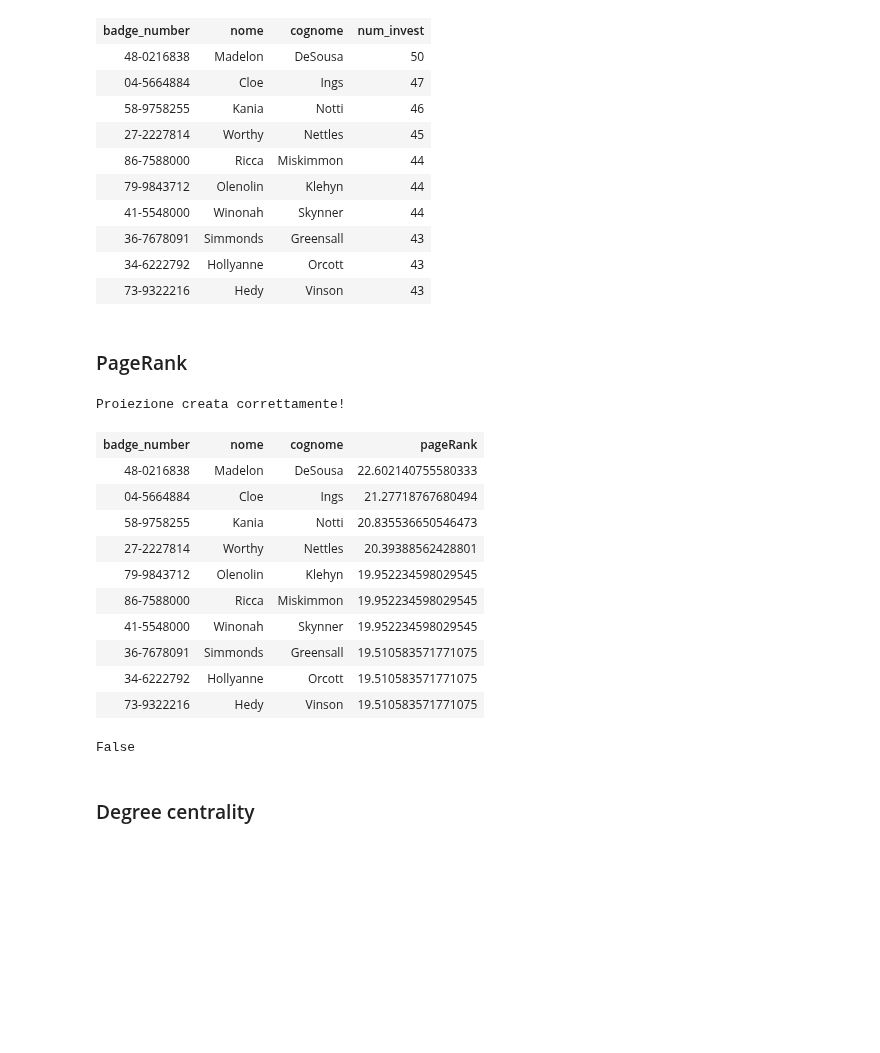
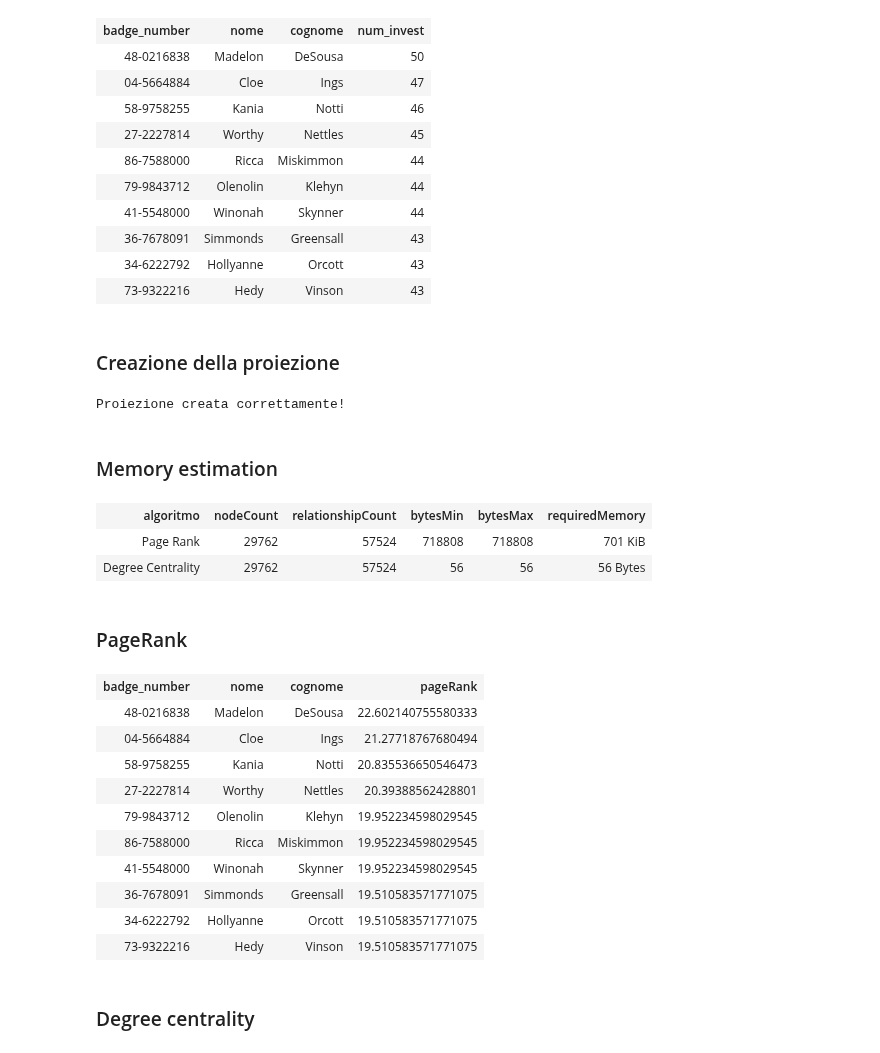
Before and after one commit to ElenaCurti/big-data, a Jupyter notebook: Attivita_06_GraphAnalytics/applicazione.ipynb, the cells around one changed output. Drawn from its saved outputs; the diff is of its cells as text; code cells hidden in the pictures; blank space fills up the shorter version.

```diff
--- a/Attivita_06_GraphAnalytics/applicazione.ipynb
+++ b/Attivita_06_GraphAnalytics/applicazione.ipynb
@@ -55,25 +55,45 @@ def check_results(cq):
 | 36-7678091 | Simmonds | Greensall | 43 |
 | 34-6222792 | Hollyanne | Orcott | 43 |
 | 73-9322216 | Hedy | Vinson | 43 |
+# %% [markdown]
+### Creazione della proiezione
+# %%
+NOME_GRAPH_OFFICERS = "officers"
+
+if graph.run("call gds.graph.exists('"+NOME_GRAPH_OFFICERS+"')").data()[0]["exists"]:
+  graph.run('call gds.graph.drop("'+NOME_GRAPH_OFFICERS+'")')
+
+cq = """
+CALL gds.graph.project(
+  '"""+NOME_GRAPH_OFFICERS+ """',
+  ['Officer', 'Crime'],
+  {INVESTIGATED_BY: {orientation: 'UNDIRECTED'} }
+) """
+
+graph.run(cq)
+print("Proiezione creata correttamente!")
+# %% [output]
+Proiezione creata correttamente!
+# %% [markdown]
+### Memory estimation
+# %%
+graph.run("""
+CALL gds.pageRank.write.estimate('""" +NOME_GRAPH_OFFICERS+"""', { writeProperty: 'pageRank' })
+YIELD nodeCount, relationshipCount, bytesMin, bytesMax, requiredMemory
+RETURN "Page Rank" as algoritmo, nodeCount, relationshipCount, bytesMin, bytesMax, requiredMemory
+
+UNION ALL
+
+CALL gds.degree.write.estimate('""" +NOME_GRAPH_OFFICERS+"""', { writeProperty: 'degree' })
+YIELD  nodeCount, relationshipCount, bytesMin, bytesMax, requiredMemory
+RETURN "Degree Centrality" as algoritmo, nodeCount, relationshipCount, bytesMin, bytesMax, requiredMemory
+""" )
+# %% [output]
+| algoritmo | nodeCount | relationshipCount | bytesMin | bytesMax | requiredMemory |
+| Page Rank | 29762 | 57524 | 718808 | 718808 | 701 KiB |
+| Degree Centrality | 29762 | 57524 | 56 | 56 | 56 Bytes |
 # %% [markdown]
 ### PageRank
-# %%
-NOME_GRAPH_OFFICERS = "officers"
-
-if graph.run("call gds.graph.exists('"+NOME_GRAPH_OFFICERS+"')").data()[0]["exists"]:
-  graph.run('call gds.graph.drop("'+NOME_GRAPH_OFFICERS+'")')
-
-cq = """
-CALL gds.graph.project(
-  '"""+NOME_GRAPH_OFFICERS+ """',
-  ['Officer', 'Crime'],
-  {INVESTIGATED_BY: {orientation: 'UNDIRECTED'} }
-) """
-
-graph.run(cq)
-print("Proiezione creata correttamente!")
-# %% [output]
-Proiezione creata correttamente!
 # %%
 cq="""
 CALL gds.pageRank.stream('"""+NOME_GRAPH_OFFICERS+ """')
@@ -84,7 +104,6 @@ ORDER BY pageRank DESC
 LIMIT 10 ;
 """
 print_n_results(cq)
-check_results(cq)
 # %% [output]
 | badge_number | nome | cognome | pageRank |
 | 48-0216838 | Madelon | DeSousa | 22.602140755580333 |
@@ -97,7 +116,6 @@ check_results(cq)
 | 36-7678091 | Simmonds | Greensall | 19.510583571771075 |
 | 34-6222792 | Hollyanne | Orcott | 19.510583571771075 |
 | 73-9322216 | Hedy | Vinson | 19.510583571771075 |
-False
 # %% [markdown]
 ### Degree centrality
 # %%
```
Also changed, not shown: parts of 27 cells of this notebook, 6 other files.
